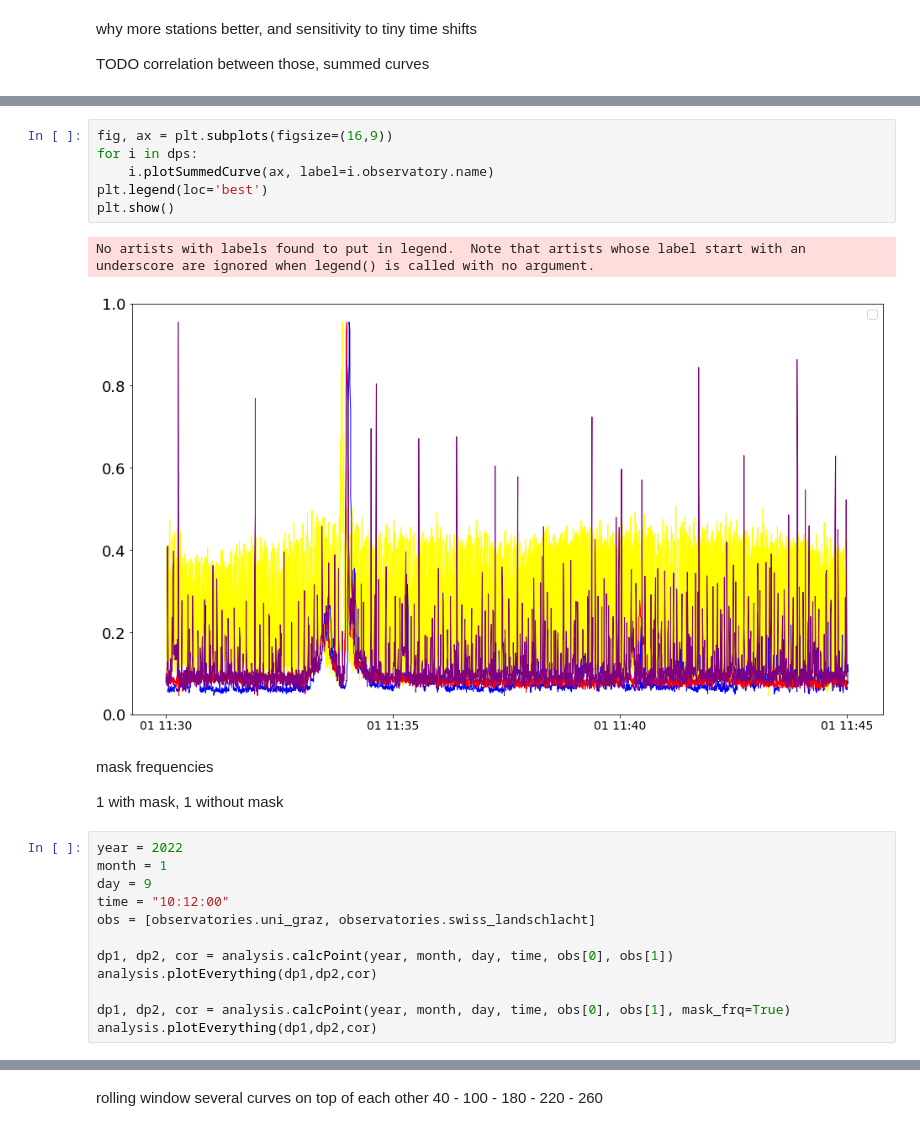
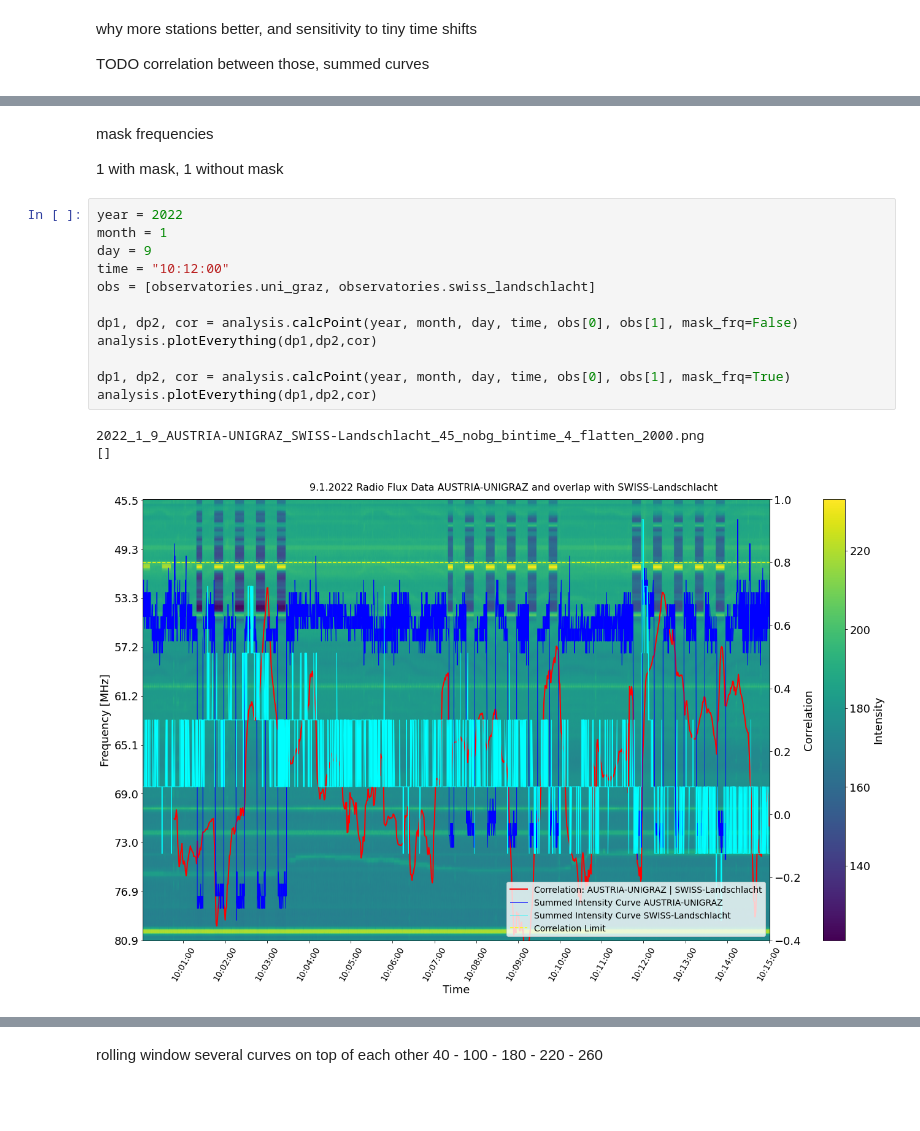
Before and after one commit to lukas-hoefig/eCallistoRadioBursts, a Jupyter notebook: plots_paper.ipynb, the cells around one changed output, grey strips where cells are left out. Saved outputs shown, nothing was run; the diff lists cells and outputs as text; blank space fills up the shorter version.

```diff
--- a/plots_paper.ipynb
+++ b/plots_paper.ipynb
@@ -120,12 +72,3 @@ plt.show()
-# %%
-fig, ax = plt.subplots(figsize=(16,9))
-for i in dps:
-    i.plotSummedCurve(ax, label=i.observatory.name)
-plt.legend(loc='best')
-plt.show()
-# %% [output]
-No artists with labels found to put in legend.  Note that artists whose label start with an underscore are ignored when legend() is called with no argument.
-[figure, removed]
 # %% [markdown]
 mask frequencies
 
@@ -133,12 +76,16 @@ mask frequencies
 # %%
 year = 2022
 month = 1
 day = 9
 time = "10:12:00"
 obs = [observatories.uni_graz, observatories.swiss_landschlacht]
 
-dp1, dp2, cor = analysis.calcPoint(year, month, day, time, obs[0], obs[1])
+dp1, dp2, cor = analysis.calcPoint(year, month, day, time, obs[0], obs[1], mask_frq=False)
 analysis.plotEverything(dp1,dp2,cor)
 
 dp1, dp2, cor = analysis.calcPoint(year, month, day, time, obs[0], obs[1], mask_frq=True)
 analysis.plotEverything(dp1,dp2,cor)
+# %% [output]
+2022_1_9_AUSTRIA-UNIGRAZ_SWISS-Landschlacht_45_nobg_bintime_4_flatten_2000.png
+[]
+[figure, added]
```
Also changed, not shown: parts of 6 cells of this notebook.
